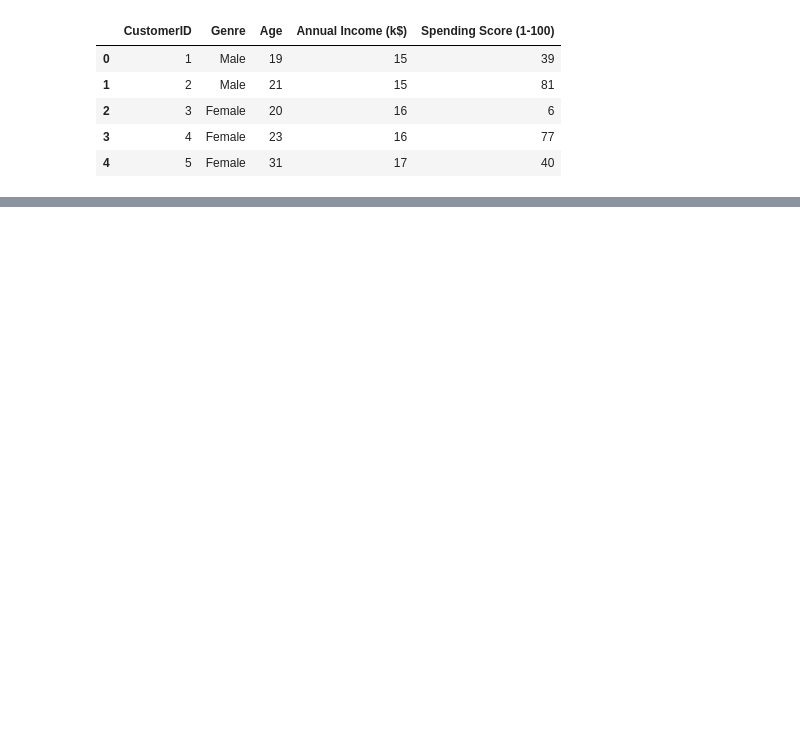
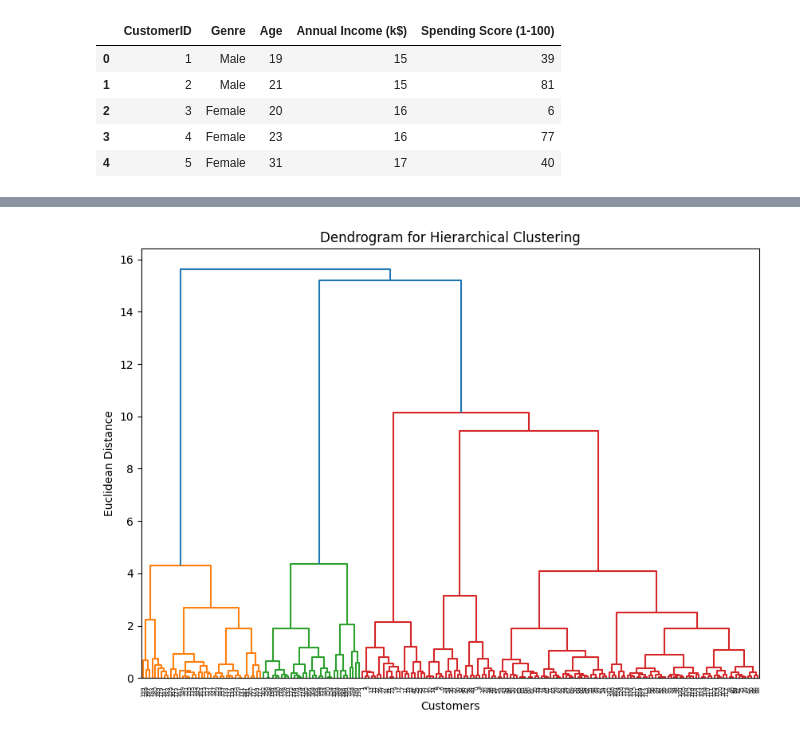
Before and after one commit to prachishende007/ML_Assignment, a Jupyter notebook: Assignment_5/Assignment_5.ipynb, the cells around one changed output, grey strips where cells are left out. Saved outputs shown, nothing was run; the diff lists cells and outputs as text; code cells hidden in the pictures; blank space fills up the shorter version.

```diff
--- a/Assignment_5/Assignment_5.ipynb
+++ b/Assignment_5/Assignment_5.ipynb
@@ -81,0 +57,22 @@ SVC(kernel='linear', random_state=0)
+# %%
+from scipy.cluster.hierarchy import linkage, dendrogram
+
+# Perform hierarchical clustering using Ward's method
+linkage_matrix = linkage(X_scaled, method='ward')
+
+# Plot dendrogram
+plt.figure(figsize=(10, 7))
+dendrogram(linkage_matrix)
+plt.title('Dendrogram for Hierarchical Clustering')
+plt.xlabel('Customers')
+plt.ylabel('Euclidean Distance')
+plt.show()
+
+# Cut dendrogram to form clusters (e.g., 5 clusters)
+from scipy.cluster.hierarchy import fcluster
+hierarchical_labels = fcluster(linkage_matrix, t=5, criterion='maxclust')
+
+# Add cluster labels to the original dataset
+ds['Hierarchical_Cluster'] = hierarchical_labels
+# %% [output]
+[figure, added]
```
Also changed, not shown: parts of 13 cells of this notebook.
